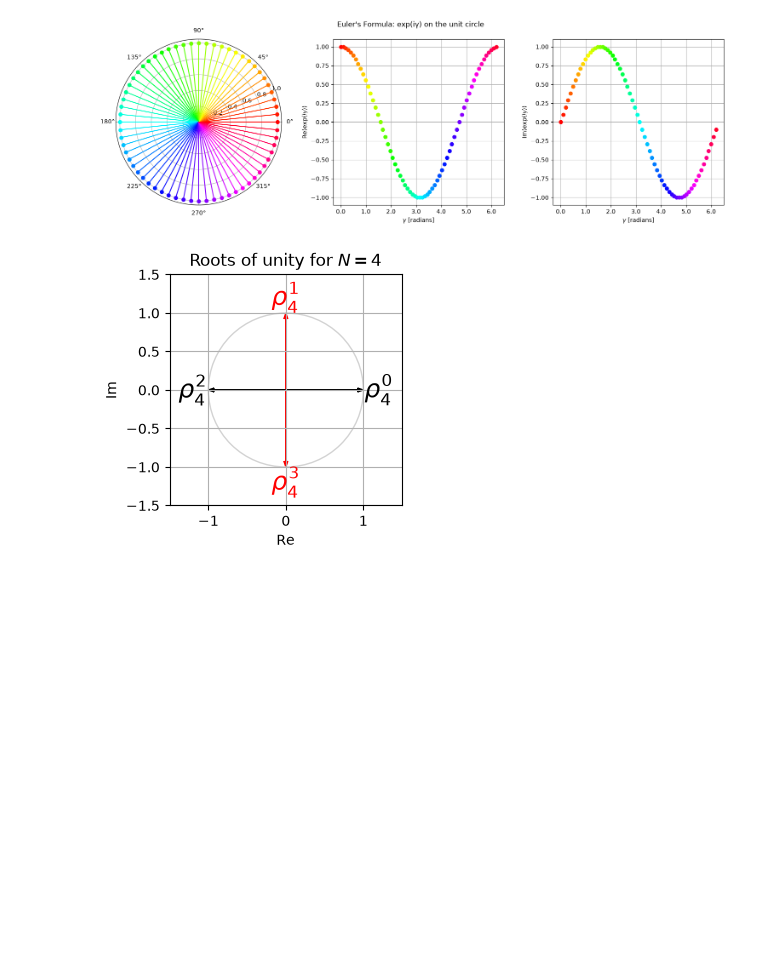
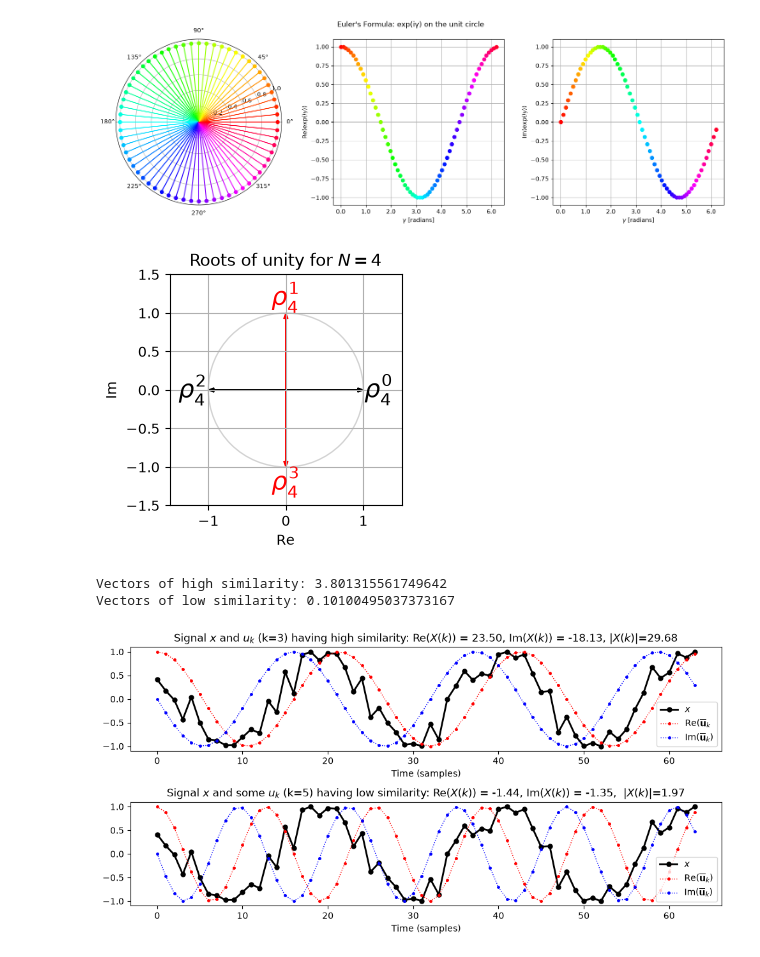
Before and after one commit to jasonvla/fundamentals_music_proc, a Jupyter notebook: C2.ipynb, the cells around one changed output. Saved outputs shown, nothing was run; the diff lists cells and outputs as text; code cells hidden in the pictures; blank space fills up the shorter version.

```diff
--- a/C2.ipynb
+++ b/C2.ipynb
@@ -180,3 +180,71 @@ plot_root_unity(N=4)
 [figure]
 # %%
 # DFT
+
+import numpy as np
+from matplotlib import pyplot as plt
+from numba import jit
+
+x = np.array([1.0, 1j, 1.0 + 1.0j])
+y = np.array([0.9, 1j, 1.0 + 0.9j])
+
+print(f"Vectors of high similarity: {np.abs(np.vdot(x, y))}")
+
+x = np.array([1.0, 1j, 1.0 + 1j])
+y = np.array([1.1, -1j, 0.001])
+
+print(f"Vectors of low similarity: {np.abs(np.vdot(x, y))}")
+
+N = 64
+n = np.arange(N)
+k = 3
+x = np.cos(2 * np.pi * (k * n / N) + (1.2*np.random.rand(N) - 0.0))
+
+plt.figure(figsize=(10, 5))
+
+plt.subplot(2, 1, 1)
+plt.plot(n, x, "k", marker=".", markersize="10", linewidth=2.0, label = "$x$")
+
+plt.xlabel("Time (samples)")
+k = 3
+u_k_real = np.cos(2 * np.pi * k * n / N)
+u_k_imag = -np.sin(2 * np.pi * k * n / N)
+
+u_k = u_k_real + 1j*u_k_imag
+
+sim_complex = np.vdot(u_k, x)
+sim_abs = np.abs(sim_complex)
+
+plt.title(r"Signal $x$ and $u_k$ (k=3) having high similarity: Re($X(k)$) = %0.2f, Im($X(k)$) = %0.2f, $|X(k)|$=%0.2f"%(sim_complex.real, sim_complex.imag, sim_abs))
+plt.plot(n, u_k_real, "r", marker=".", markersize="5",
+         linewidth=1.0, linestyle=":", label="$\mathrm{Re}(\overline{\mathbf{u}}_k$"
+         );
+
+plt.plot(n, u_k_imag, 'b', marker='.', markersize='5',
+         linewidth=1.0, linestyle=':', label='$\mathrm{Im}(\overline{\mathbf{u}}_k)$');
+
+plt.legend()
+
+plt.subplot (2, 1, 2)
+plt.plot(n, x, "k", marker=".", markersize="10", linewidth=2.0, label="$x$")
+plt.xlabel("Time (samples)")
+k = 5
+u_k_real = np.cos(2 * np.pi * k * n / N)
+u_k_imag = -np.sin(2 * np.pi * k * n / N)
+u_k = u_k_real + u_k_imag*1j
+sim_complex = np.vdot(u_k, x)
+sim_abs = np.abs(sim_complex)
+
+plt.title(r'Signal $x$ and $u_k$ (k=5) having low similarity: Re($X(k)$) = %0.2f, Im($X(k)$) = %0.2f,  $|X(k)|$=%0.2f'%(sim_complex.real,sim_complex.imag,sim_abs))
+
+plt.plot(n, u_k_real, 'r', marker='.', markersize='5',
+         linewidth=1.0, linestyle=':', label='$\mathrm{Re}(\overline{\mathbf{u}}_k)$');
+plt.plot(n, u_k_imag, 'b', marker='.', markersize='5',
+         linewidth=1.0, linestyle=':', label='$\mathrm{Im}(\overline{\mathbf{u}}_k)$');
+plt.legend()
+
+plt.tight_layout()
+# %% [output]
+Vectors of high similarity: 3.801315561749642
+Vectors of low similarity: 0.10100495037373167
+[figure, added]
```
